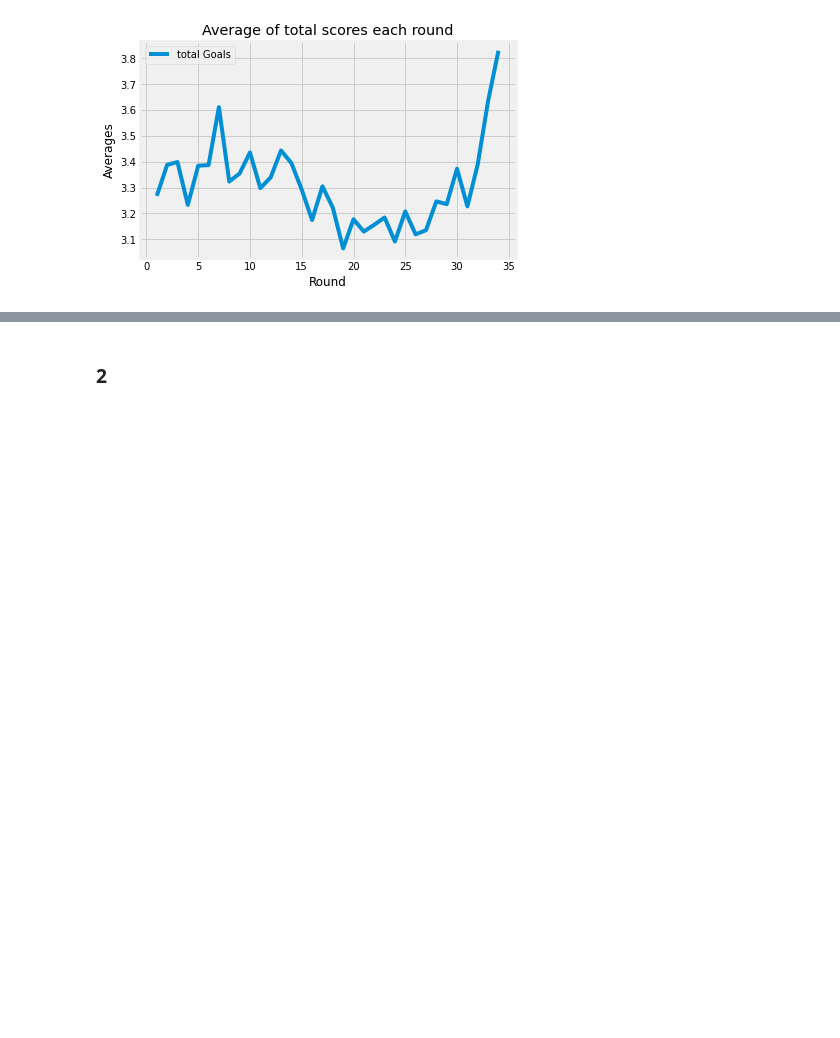
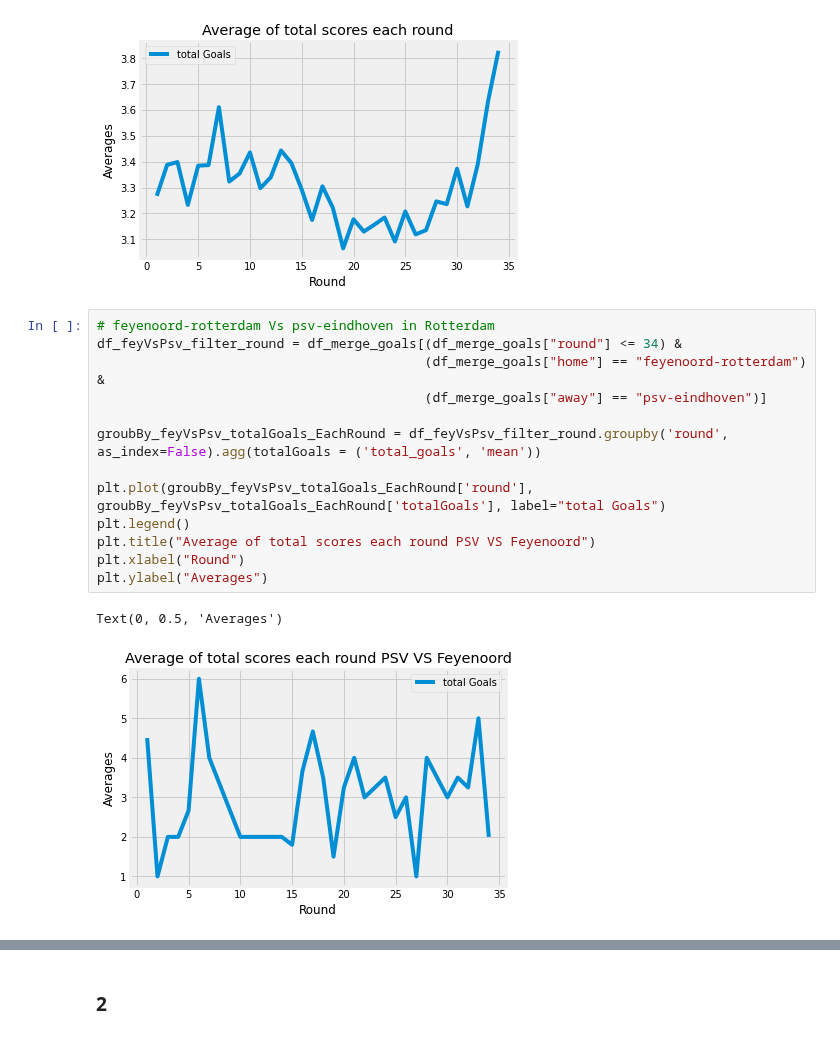
Before and after one commit to mohammedaljader/Football_Predictions_ML, a Jupyter notebook: final_notebook.ipynb, the cells around one changed output, grey strips where cells are left out. Saved outputs shown, nothing was run; the diff lists cells and outputs as text; blank space fills up the shorter version.

```diff
--- a/final_notebook.ipynb
+++ b/final_notebook.ipynb
@@ -527,3 +527,19 @@ plt.ylabel("Averages")
 # %% [output]
 Text(0, 0.5, 'Averages')
 [figure]
+# %%
+# feyenoord-rotterdam Vs psv-eindhoven in Rotterdam
+df_feyVsPsv_filter_round = df_merge_goals[(df_merge_goals["round"] <= 34) &
+                                          (df_merge_goals["home"] == "feyenoord-rotterdam") &
+                                          (df_merge_goals["away"] == "psv-eindhoven")]
+
+groubBy_feyVsPsv_totalGoals_EachRound = df_feyVsPsv_filter_round.groupby('round', as_index=False).agg(totalGoals = ('total_goals', 'mean'))
+
+plt.plot(groubBy_feyVsPsv_totalGoals_EachRound['round'], groubBy_feyVsPsv_totalGoals_EachRound['totalGoals'], label="total Goals")
+plt.legend()
+plt.title("Average of total scores each round PSV VS Feyenoord")
+plt.xlabel("Round")
+plt.ylabel("Averages")
+# %% [output]
+Text(0, 0.5, 'Averages')
+[figure, added]
```
Also changed, not shown: parts of 2 cells of this notebook.
